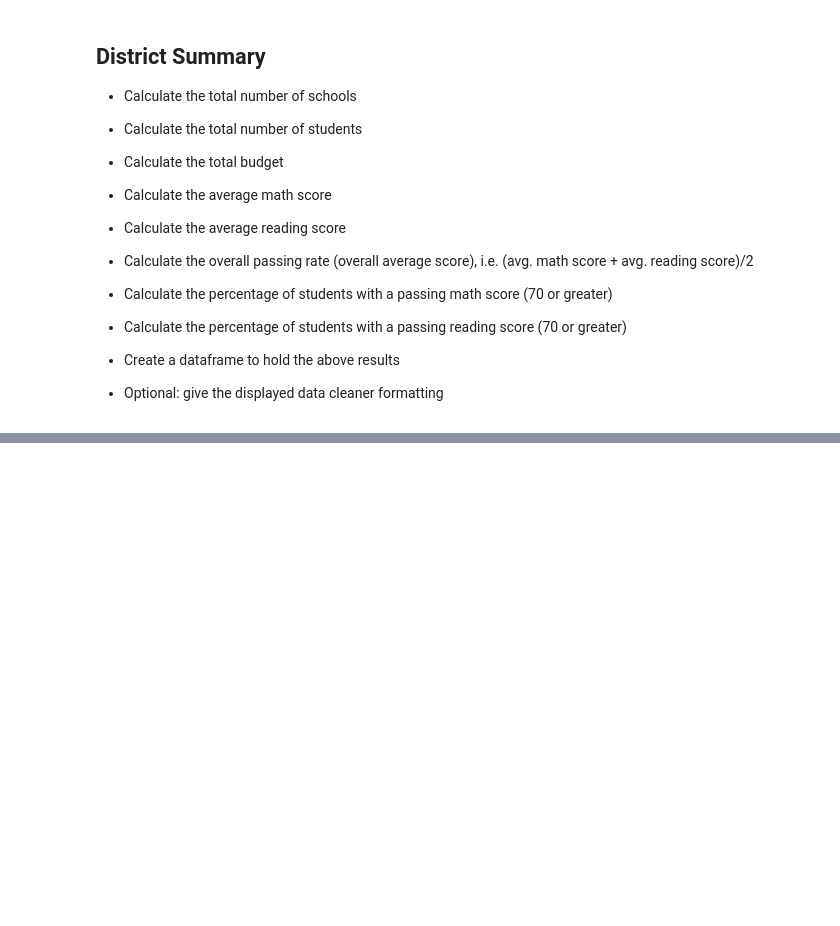
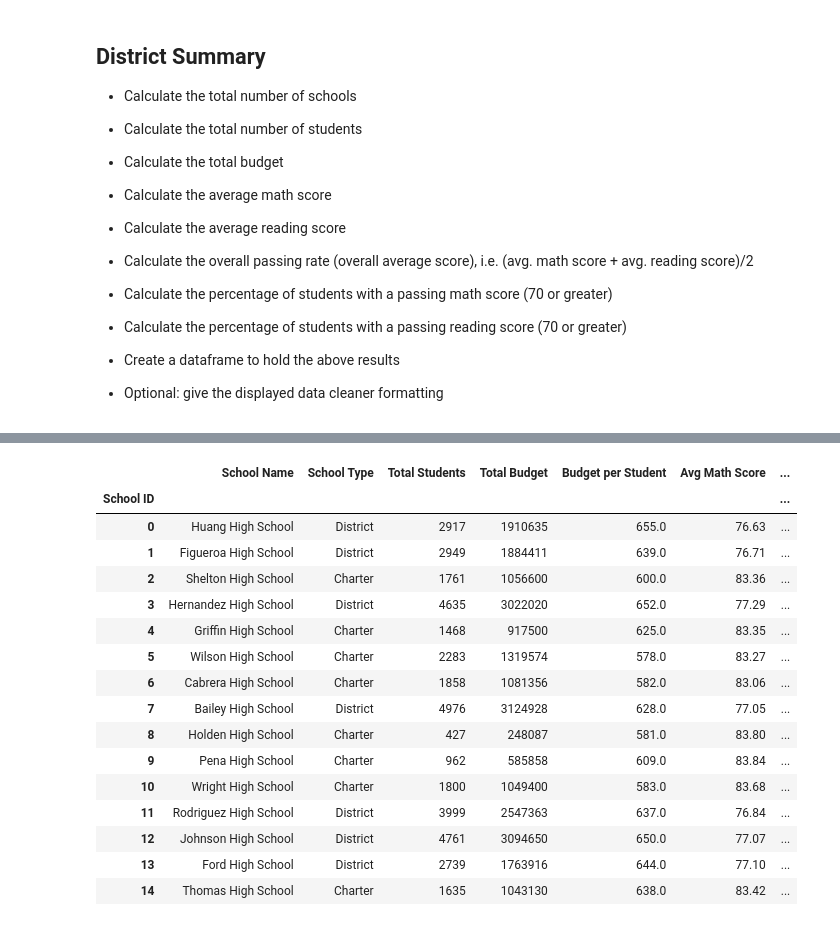
Before and after one commit to walraven/pandas-challenge, a Jupyter notebook: PyCitySchools/PyCitySchools.ipynb, the cells around one changed output, grey strips where cells are left out. Saved outputs shown, nothing was run; the diff lists cells and outputs as text; code cells hidden in the pictures; blank space fills up the shorter version.

Commit message:
PyCitySchools complete

```diff
--- a/PyCitySchools/PyCitySchools.ipynb
+++ b/PyCitySchools/PyCitySchools.ipynb
@@ -115,0 +66,56 @@ group_names = ["Small (<1000)", "Medium (1000-2000)", "Large (2000-5000)"]
+# %%
+school_data_complete = pd.merge(student_data, school_data, how="left", on=["school_name", "school_name"])
+
+math_avgs = round(school_data_complete.groupby('School ID')['math_score'].mean(),2)
+reading_avgs = round(school_data_complete.groupby('School ID')['reading_score'].mean(),2)
+
+passing_math = school_data_complete.loc[school_data_complete['math_score'] >= 70]
+passing_math = passing_math.groupby('School ID')['math_score'].count()
+perc_passing_math = round(100*passing_math / school_data['size'],2)
+
+passing_reading = school_data_complete.loc[school_data_complete['reading_score'] >= 70]
+passing_reading = passing_reading.groupby('School ID')['math_score'].count()
+perc_passing_reading = round(100*passing_reading / school_data['size'],2)
+
+passing_rate = round((perc_passing_math + perc_passing_reading) / 2,2)
+
+school_data.reset_index(inplace=True)
+school_data.set_index('School ID', inplace=True)
+
+names=school_data.school_name
+types = school_data.type
+sizes = school_data['size']
+budgets = school_data.budget
+bps = round(budgets/sizes,2)
+
+schools_df = pd.DataFrame({
+    "School Name":names,
+    "School Type":types,
+    "Total Students":sizes,
+    "Total Budget":budgets,
+    "Budget per Student":bps,
+    "Avg Math Score":math_avgs,
+    "Avg Reading Score":reading_avgs,
+    "% Passing Math":perc_passing_math,
+    "% Passing Reading":perc_passing_reading,
+    "Overall Passing Rate":passing_rate
+})
+schools_df
+# %% [output]
+|  | School Name | School Type | Total Students | Total Budget | Budget per Student | Avg Math Score | ... |
+| School ID |  |  |  |  |  |  | ... |
+| 0 | Huang High School | District | 2917 | 1910635 | 655.0 | 76.63 | ... |
+| 1 | Figueroa High School | District | 2949 | 1884411 | 639.0 | 76.71 | ... |
+| 2 | Shelton High School | Charter | 1761 | 1056600 | 600.0 | 83.36 | ... |
+| 3 | Hernandez High School | District | 4635 | 3022020 | 652.0 | 77.29 | ... |
+| 4 | Griffin High School | Charter | 1468 | 917500 | 625.0 | 83.35 | ... |
+| 5 | Wilson High School | Charter | 2283 | 1319574 | 578.0 | 83.27 | ... |
+| 6 | Cabrera High School | Charter | 1858 | 1081356 | 582.0 | 83.06 | ... |
+| 7 | Bailey High School | District | 4976 | 3124928 | 628.0 | 77.05 | ... |
+| 8 | Holden High School | Charter | 427 | 248087 | 581.0 | 83.80 | ... |
+| 9 | Pena High School | Charter | 962 | 585858 | 609.0 | 83.84 | ... |
+| 10 | Wright High School | Charter | 1800 | 1049400 | 583.0 | 83.68 | ... |
+| 11 | Rodriguez High School | District | 3999 | 2547363 | 637.0 | 76.84 | ... |
+| 12 | Johnson High School | District | 4761 | 3094650 | 650.0 | 77.07 | ... |
+| 13 | Ford High School | District | 2739 | 1763916 | 644.0 | 77.10 | ... |
+| 14 | Thomas High School | Charter | 1635 | 1043130 | 638.0 | 83.42 | ... |
```
Also changed, not shown: parts of 35 cells of this notebook, 1 other file.
